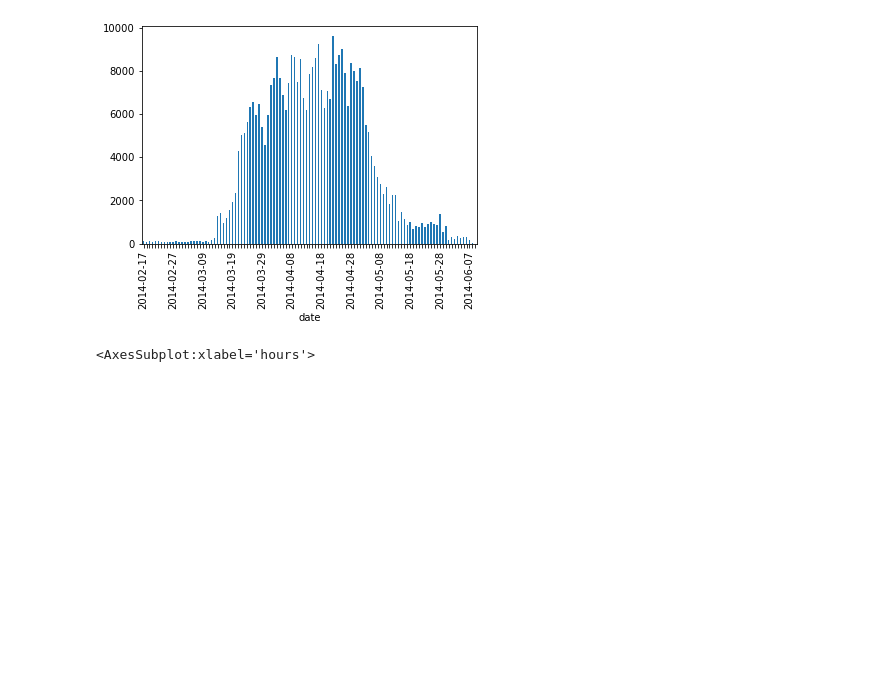
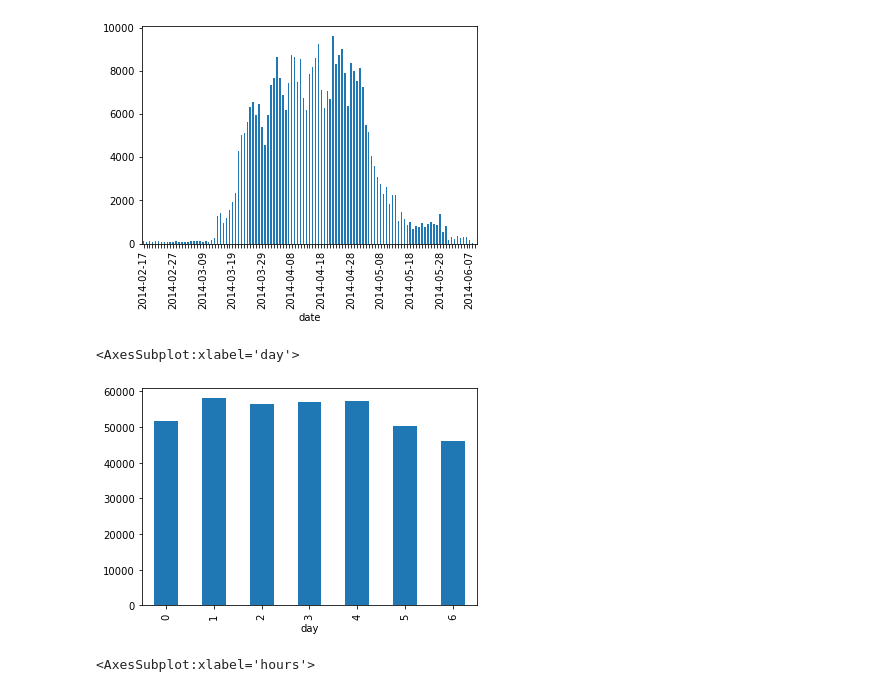
Before and after one commit to koetjboe/DMT85, a Jupyter notebook: DMT85_assignment1.ipynb, the cells around one changed output. Drawn from its saved outputs; the diff is of its cells as text; code cells hidden in the pictures; blank space fills up the shorter version.

```diff
--- a/DMT85_assignment1.ipynb
+++ b/DMT85_assignment1.ipynb
@@ -86,12 +89,21 @@ print(f'Time runs between {times[0]} and {times[1]}.')
 Time runs between 2014-02-17 07:00:52.197 and 2014-06-09 00:00:00.000.
 # %%
 # check entries per date (extend with day of the week?)
-df['date'] = df['time'].str.split(' ').str[0]
+df['time']= pd.to_datetime(df['time'])
+df['date'] = df['time'].dt.date
+
 ax = df.groupby('date')['time'].count().plot(kind='bar')
 ax.set_xticklabels([t if not i%10 else "" for i,t in enumerate(ax.get_xticklabels())])
 ax
 # %% [output]
 <AxesSubplot:xlabel='date'>
 [figure]
+# %%
+df['day'] = df['time'].dt.weekday
+ax = df.groupby('day')['time'].count().plot(kind='bar')
+ax
+# %% [output]
+<AxesSubplot:xlabel='day'>
+[figure, added]
 # %%
 # check entries per hour of the day (regardless of date)
```
Also changed, not shown: parts of 23 cells of this notebook.
